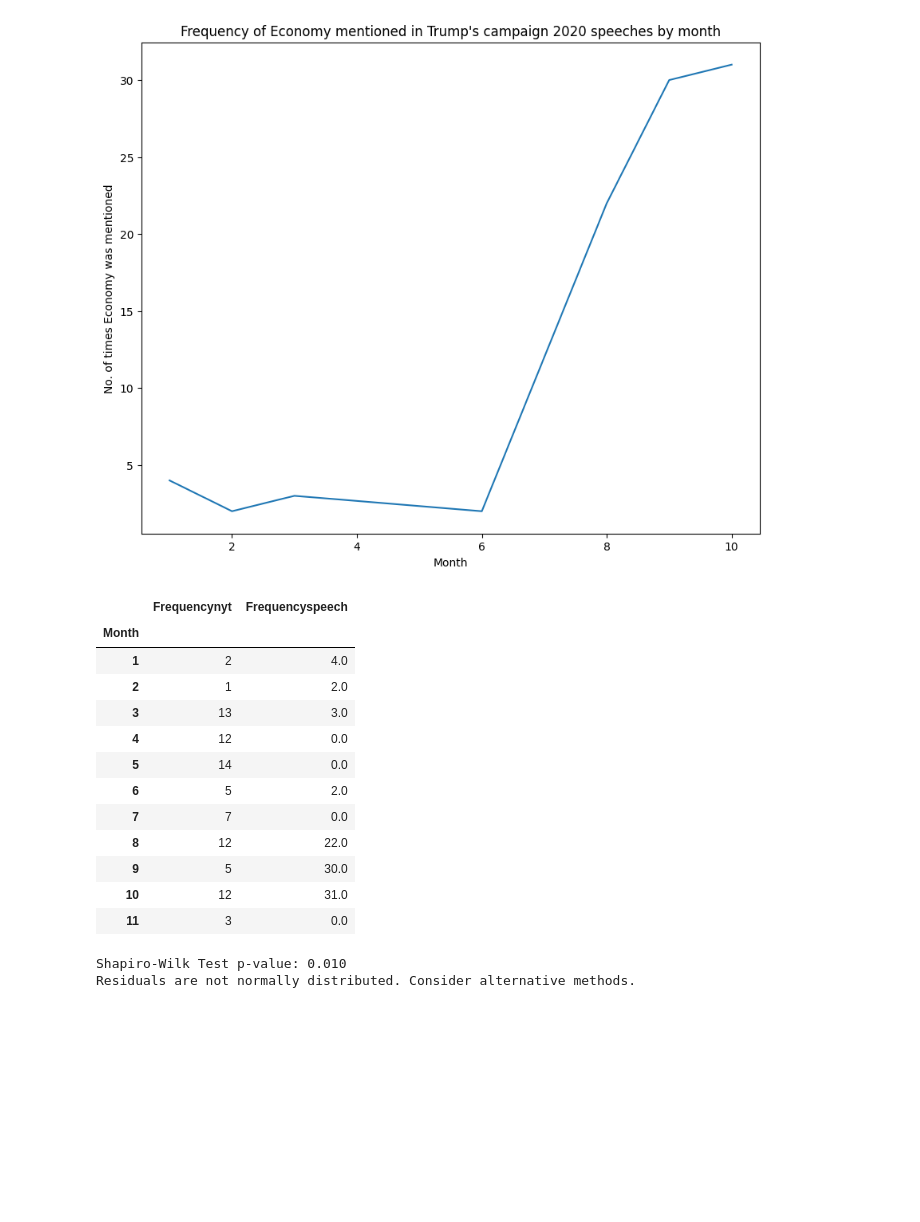
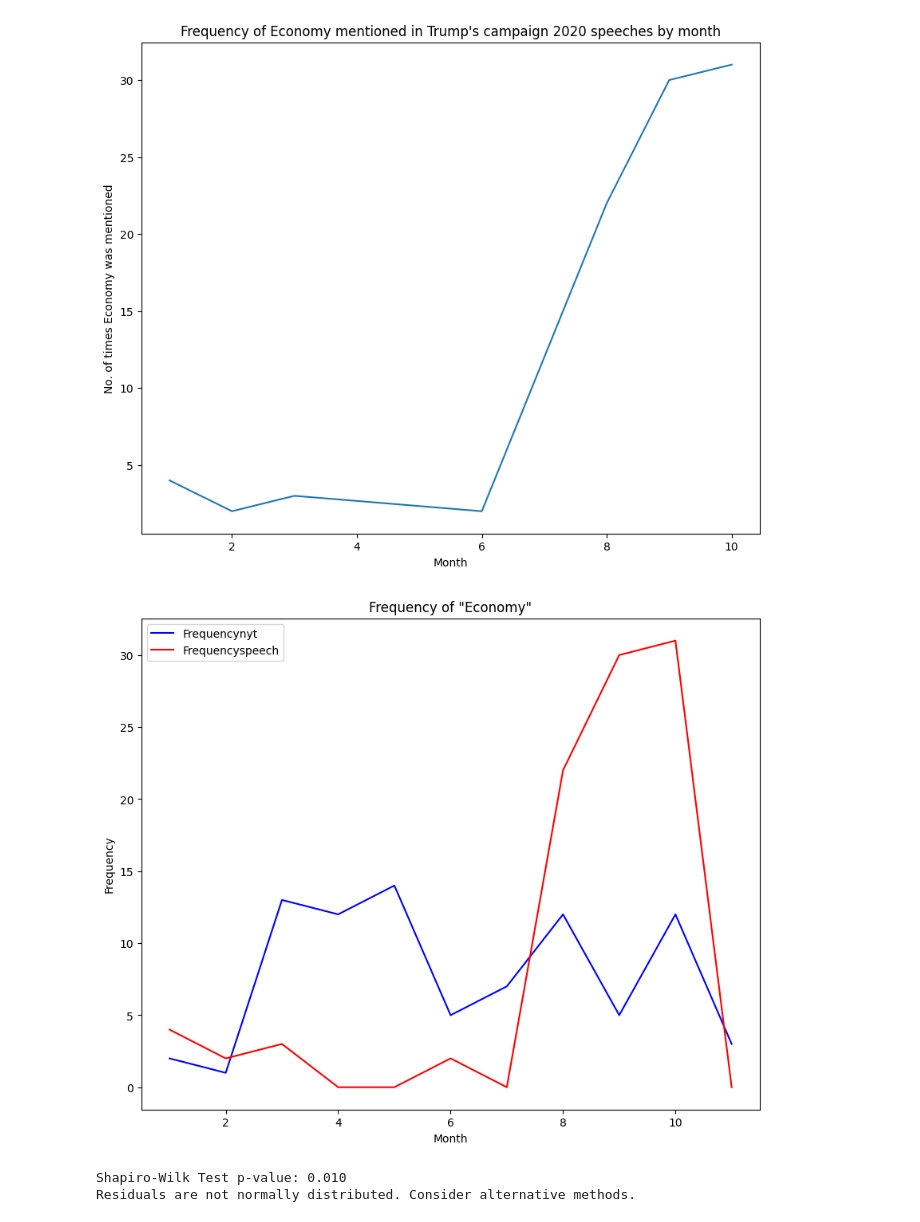
Before and after one commit to jinkim-com/qm2coursework, a Jupyter notebook: NLP_Trump_2020.ipynb, the cells around one changed output. Saved outputs shown, nothing was run; the diff lists cells and outputs as text; code cells hidden in the pictures; blank space fills up the shorter version.

```diff
--- a/NLP_Trump_2020.ipynb
+++ b/NLP_Trump_2020.ipynb
@@ -1093,25 +1093,20 @@ Name: economic, dtype: float64
 # %%
 
 # Combine the two datasets
 combined_df = pd.merge(nyteconomy, speecheconomy, on='Month', how='outer', suffixes=('nyt', 'speech'))
 combined_df.fillna(0, inplace=True)
 combined_df.set_index('Month', inplace=True)
 
 combined_df
+plt.plot(combined_df.index, combined_df['Frequencynyt'], label='Frequencynyt', color='blue')  # First line with blue color
+plt.plot(combined_df.index, combined_df['Frequencyspeech'], label='Frequencyspeech', color='red')  # Second line with orange color
+plt.legend()
+plt.title('Frequency of "Economy"')
+plt.xlabel('Month')
+plt.ylabel('Frequency')
+plt.show()
 # %% [output]
-|  | Frequencynyt | Frequencyspeech |
-| Month |  |  |
-| 1 | 2 | 4.0 |
-| 2 | 1 | 2.0 |
-| 3 | 13 | 3.0 |
-| 4 | 12 | 0.0 |
-| 5 | 14 | 0.0 |
-| 6 | 5 | 2.0 |
-| 7 | 7 | 0.0 |
-| 8 | 12 | 22.0 |
-| 9 | 5 | 30.0 |
-| 10 | 12 | 31.0 |
-| 11 | 3 | 0.0 |
+[figure, added]
 # %%
 import numpy as np
 from scipy.stats import shapiro, kstest
```
Also changed, not shown: parts of 7 cells of this notebook.
